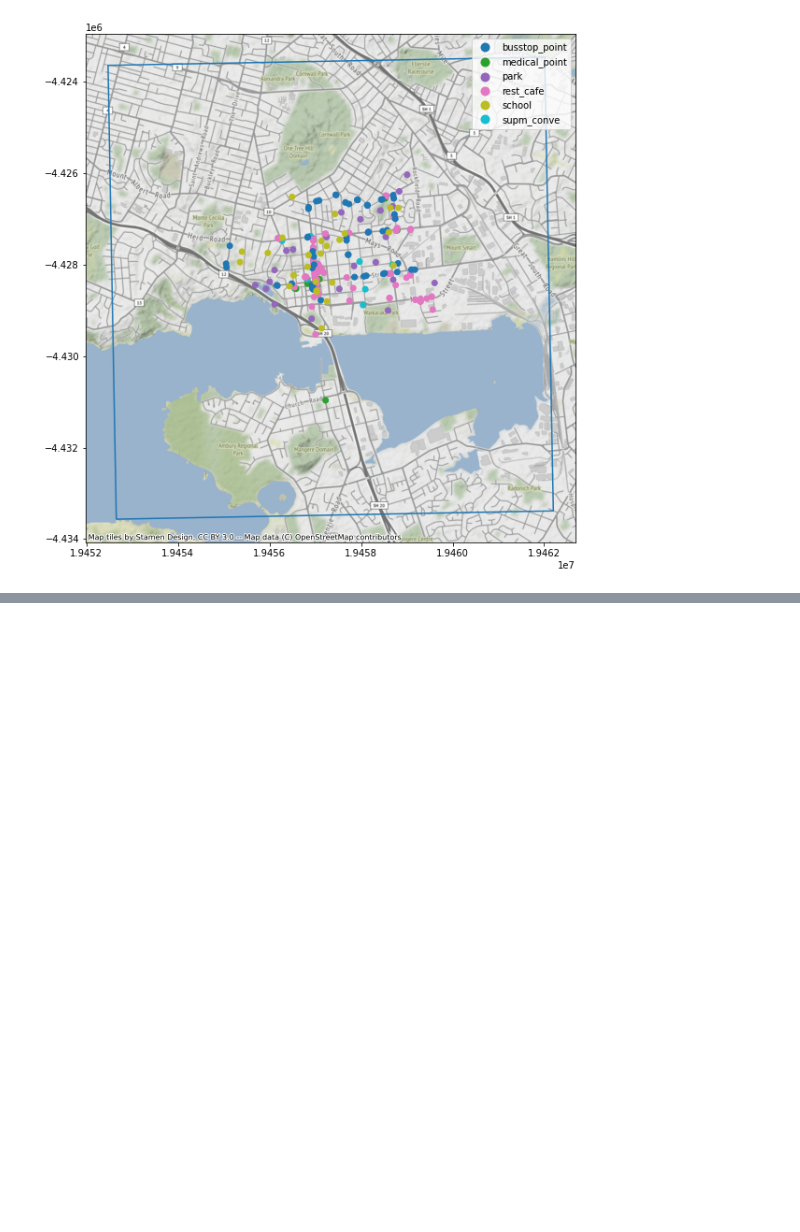
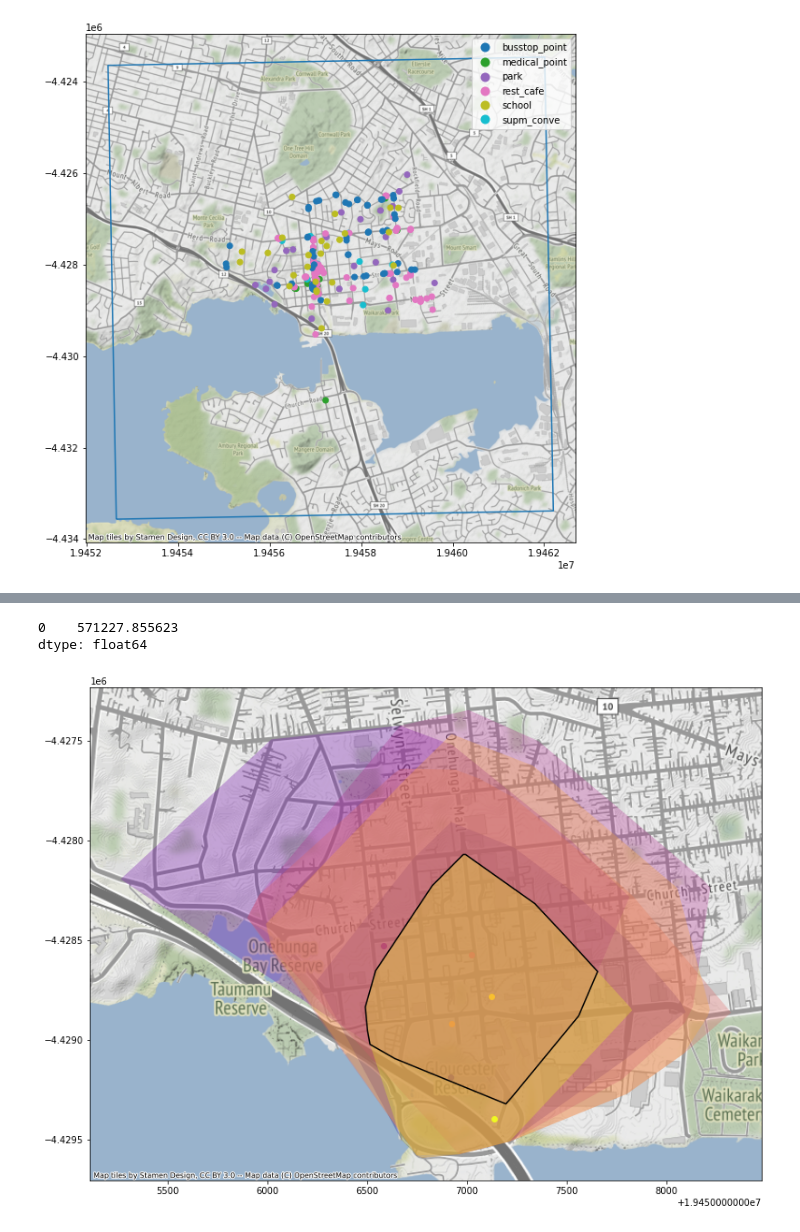
Before and after one commit to UoA-eResearch/onehunga_poi_proximity, a Jupyter notebook: process.ipynb, the cells around one changed output, grey strips where cells are left out. Drawn from its saved outputs; the diff is of its cells as text; code cells hidden in the pictures; blank space fills up the shorter version.

Commit message:
Calculate isochrones, and intersections between isochrones

```diff
--- a/process.ipynb
+++ b/process.ipynb
@@ -106,0 +118,4 @@ for _, _, _, data in G.edges(data=True, keys=True):
+# %%
+# Take the first row as a sample, to plot isochrone results
+sample = df.loc[0:0]
+sample
@@ -107,3 +126,4 @@ for _, _, _, data in G.edges(data=True, keys=True):
 # %%
-# get one color for each isochrone
-iso_colors = ox.plot.get_colors(n=len(trip_times), cmap="plasma", start=0, return_hex=True)
+# get one color for each category
+colors = ox.plot.get_colors(n=len(df.category.unique()), cmap="plasma", start=0, return_hex=True)
+print(colors)
@@ -110,17 +131,0 @@ iso_colors = ox.plot.get_colors(n=len(trip_times), cmap="plasma", start=0, retur
-# %%
-# color the nodes according to isochrone then plot the street network
-node_colors = {}
-for trip_time, color in zip(sorted(trip_times, reverse=True), iso_colors):
-    subgraph = nx.ego_graph(G, center_node, radius=trip_time, distance="time")
-    for node in subgraph.nodes():
-        node_colors[node] = color
-nc = [node_colors[node] if node in node_colors else "none" for node in G.nodes()]
-ns = [15 if node in node_colors else 0 for node in G.nodes()]
-fig, ax = ox.plot_graph(
-    G,
-    node_color=nc,
-    node_size=ns,
-    node_alpha=0.8,
-    edge_linewidth=0.2,
-    edge_color="#999999",
-)
@@ -189,3 +131,0 @@ plt.show()
-# %%
-sample = df.sample(1)
-sample
@@ -195,0 +132,16 @@ sample
+# %%
+ax = plt.axes()
+poly = sample.isochrone_polygon
+for i, c in enumerate(df.category.unique()):
+    color = colors[i]
+    other = df.loc[sample[f"nearest_{c}"]]
+    other.to_crs(epsg=3857).plot(ax=ax, color=color)
+    other.isochrone_polygon.to_crs(epsg=3857).plot(ax=ax, alpha=.3, color=color)
+    poly = poly.intersection(other.isochrone_polygon.iloc[0])
+print(poly.area)
+poly.boundary.to_crs(epsg=3857).plot(ax=ax, color="black")
+cx.add_basemap(ax, zoom=15)
+# %% [output]
+0    571227.855623
+dtype: float64
+[figure, added]
```
Also changed, not shown: parts of 17 cells of this notebook.
